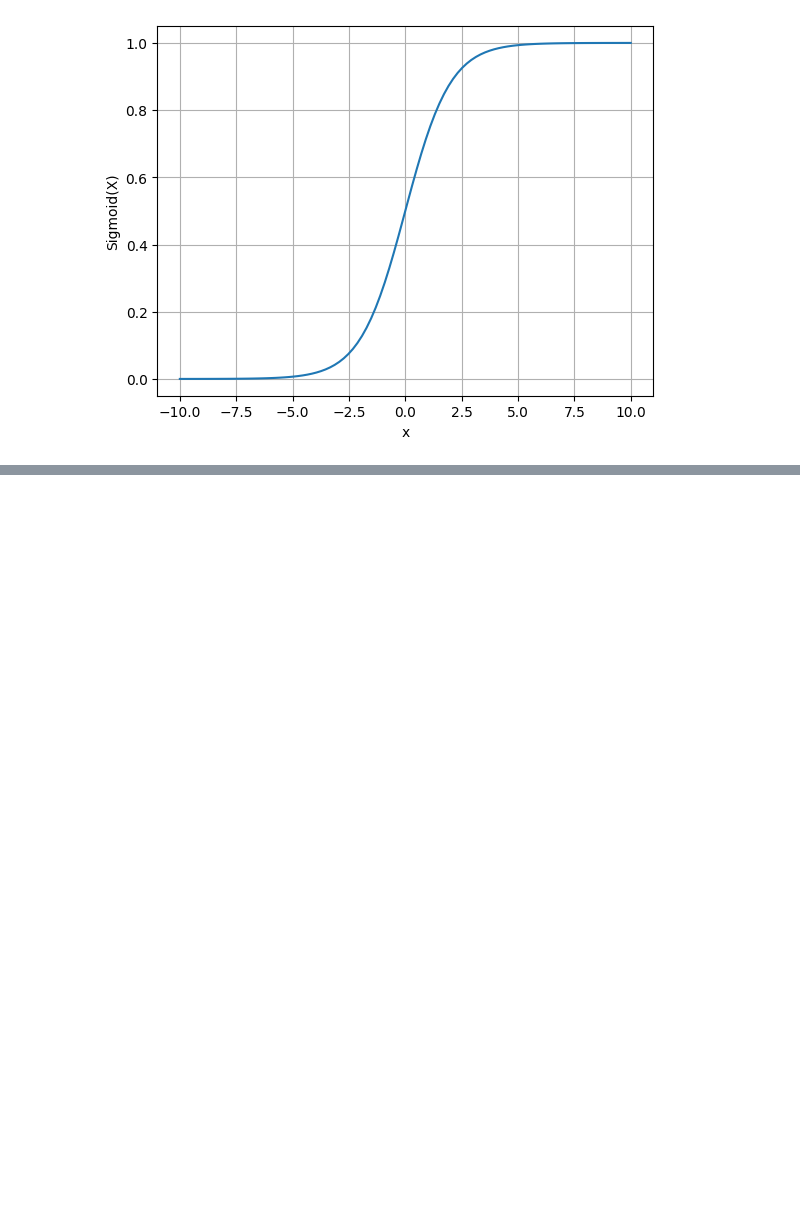
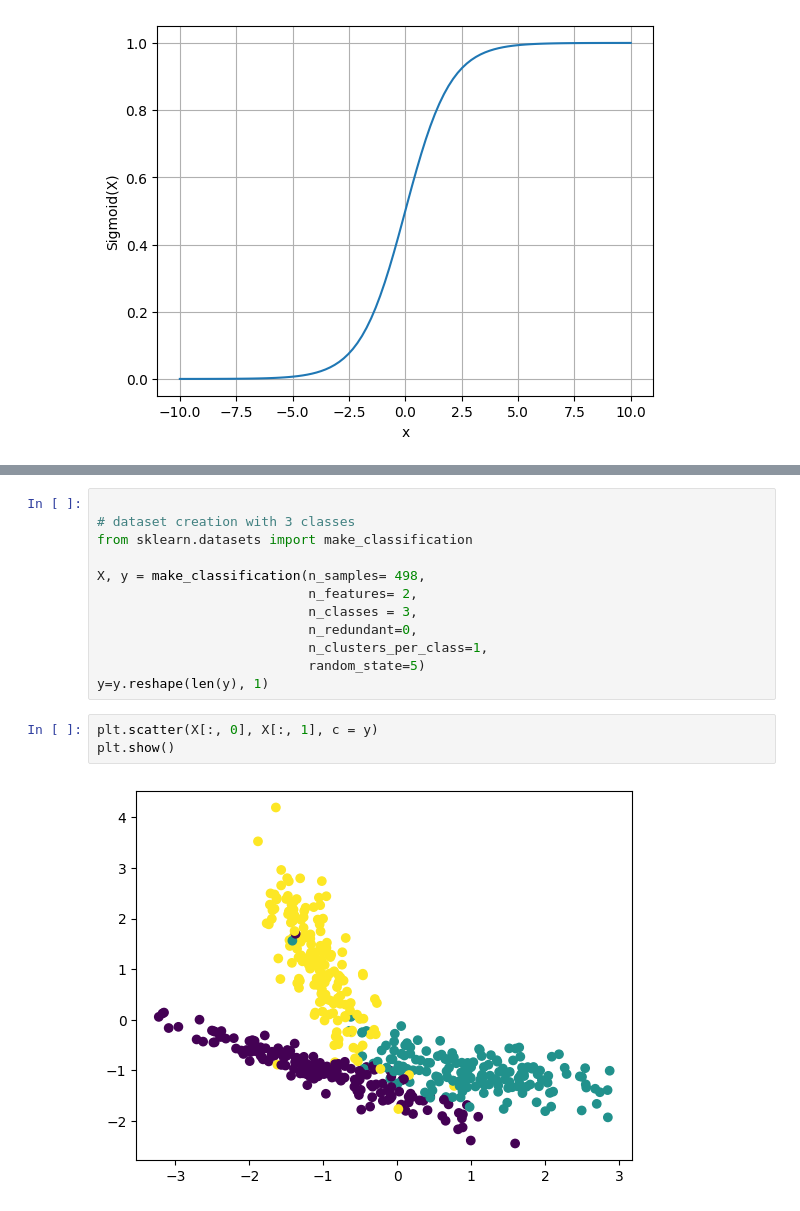
Before and after one commit to piyush1856/machine-learning-algorithms, a Jupyter notebook: 06_LogisticRegression_1.ipynb, the cells around one changed output, grey strips where cells are left out. Cells and saved outputs as stored; diff of their text form; blank space fills up the shorter version.

```diff
--- a/06_LogisticRegression_1.ipynb
+++ b/06_LogisticRegression_1.ipynb
@@ -59,0 +206,17 @@ plt.show()
+# %%
+
+# dataset creation with 3 classes
+from sklearn.datasets import make_classification
+
+X, y = make_classification(n_samples= 498,
+                           n_features= 2,
+                           n_classes = 3,
+                           n_redundant=0,
+                           n_clusters_per_class=1,
+                           random_state=5)
+y=y.reshape(len(y), 1)
+# %%
+plt.scatter(X[:, 0], X[:, 1], c = y)
+plt.show()
+# %% [output]
+[figure, added]
```
Also changed, not shown: parts of 24 cells of this notebook.
